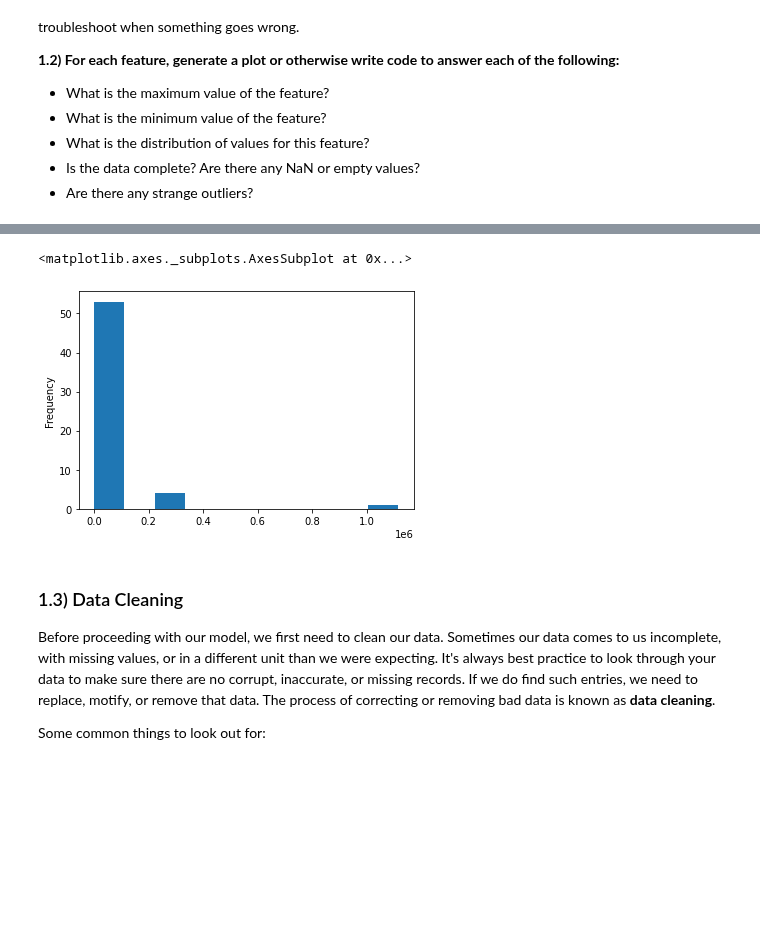
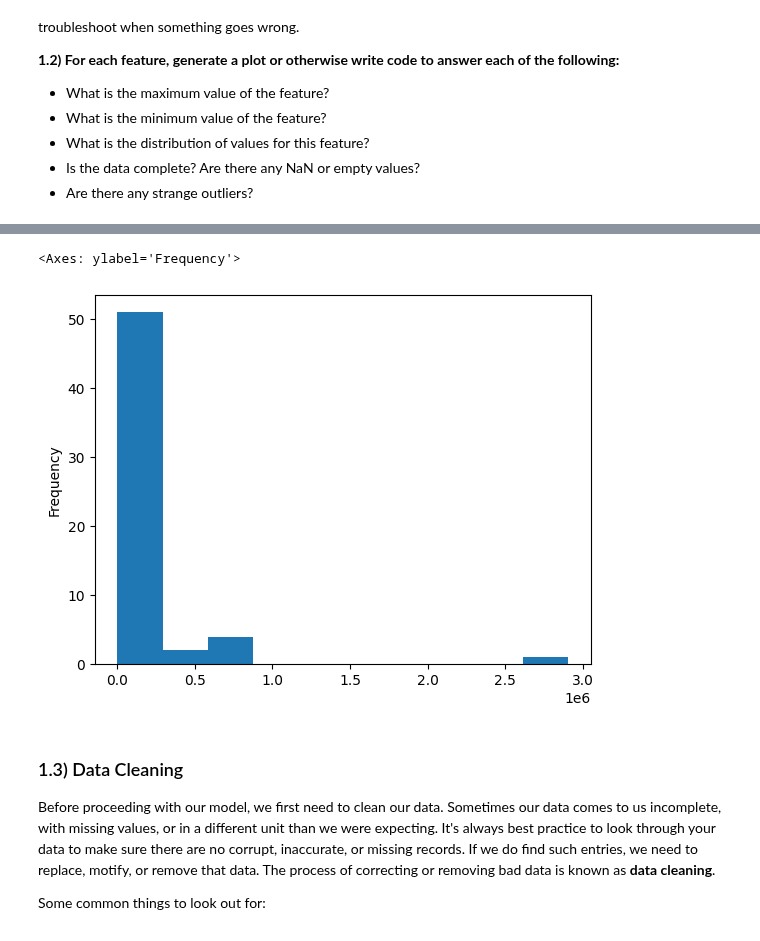
Before and after one commit to datacommonsorg/api-python, a Jupyter notebook: notebooks/intro_data_science/Feature_Engineering.ipynb, the cells around one changed output, grey strips where cells are left out. Cells and saved outputs as stored; diff of their text form; code cells hidden in the pictures; blank space fills up the shorter version.

```diff
--- a/notebooks/intro_data_science/Feature_Engineering.ipynb
+++ b/notebooks/intro_data_science/Feature_Engineering.ipynb
@@ -128,7 +112,7 @@ _Note: not all variables are available for all locations. If you notice the data
 # with one column per feature.
 
 stat_vars_to_query = [
-                      "CumulativeCount_MedicalTest_ConditionCOVID_19_Positive",
+                      "CumulativeCount_MedicalConditionIncident_COVID_19_ConfirmedOrProbableCase",
                       "Count_Person",
                       "Count_Person_MarriedAndNotSeparated",
                       "Median_Income_Person",
@@ -233,5 +217,6 @@ df['DCID'] = df.index
 county_name_dict = {key:value[0] for key, value in county_name_dict.items()}
 df['County'] = pd.Series(county_name_dict)
 df.set_index('County', inplace=True)
+df = df.drop("DCID", axis=1)
 display(df)
 # %% [output]
@@ -298,8 +283,8 @@ display(df["Count_Household_With4OrMorePerson"].plot.hist(bins=100))
 # %%
-display(df["CumulativeCount_MedicalTest_ConditionCOVID_19_Positive"].plot.hist(bins=10))
+display(df["CumulativeCount_MedicalConditionIncident_COVID_19_ConfirmedOrProbableCase"].plot.hist(bins=10))
 # %% [output]
-<matplotlib.axes._subplots.AxesSubplot at 0x...>
+<Axes: ylabel='Frequency'>
-[figure, old version]
+[figure, new version]
 # %% [markdown]
 ### 1.3) Data Cleaning
 Before proceeding with our model, we first need to clean our data. Sometimes our data comes to us incomplete, with missing values, or in a different unit than we were expecting. It's always best practice to look through your data to make sure there are no corrupt, inaccurate, or missing records. If we do find such entries, we need to replace, motify, or remove that data. The process of correcting or removing bad data is known as **data cleaning**.
```
Also changed, not shown: parts of 13 cells of this notebook.
